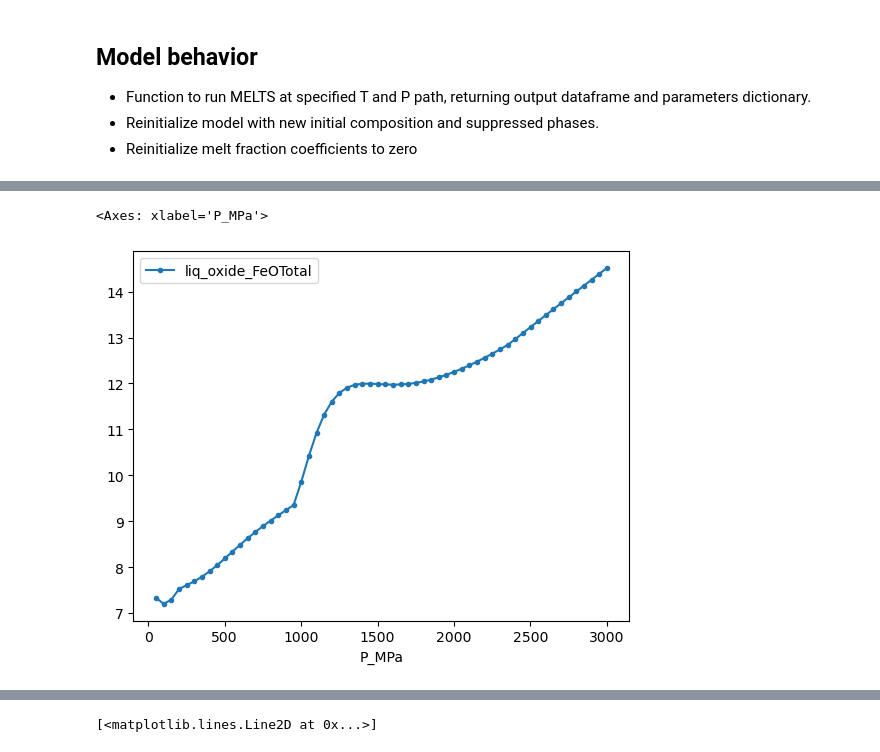
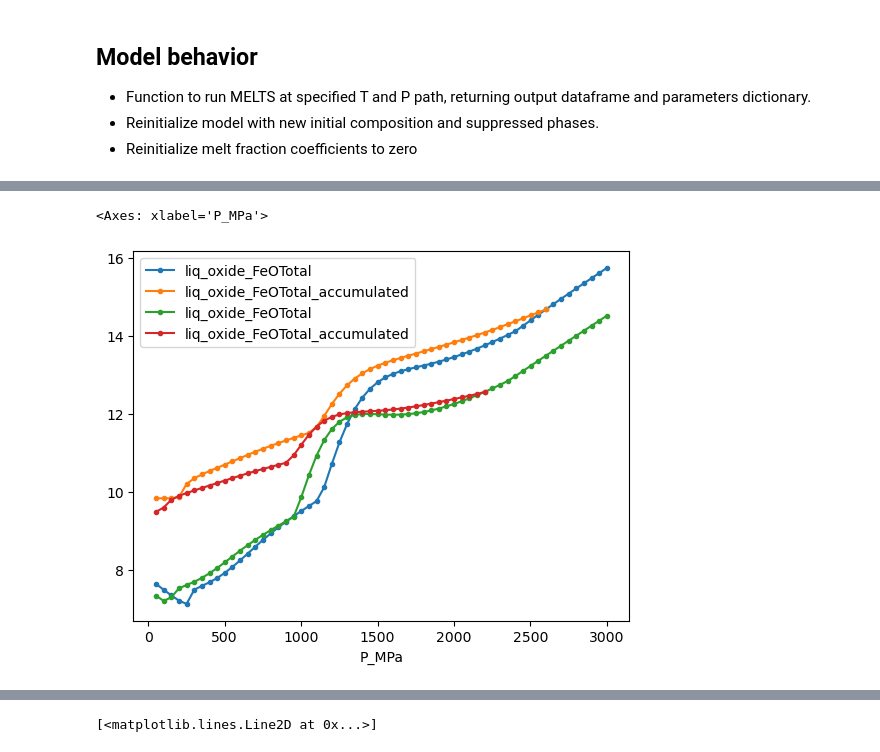
Before and after one commit to whtowbin/melts_enki, a Jupyter notebook: DMM_Melting_Fractionation-Dynamic_.ipynb, the cells around one changed output, grey strips where cells are left out. Saved outputs shown, nothing was run; the diff lists cells and outputs as text; code cells hidden in the pictures.

Commit message:
Implemented melt accumulation along PT path for dynamic melting.

```diff
--- a/DMM_Melting_Fractionation-Dynamic_.ipynb
+++ b/DMM_Melting_Fractionation-Dynamic_.ipynb
@@ -338,11 +338,22 @@ def adiabat_calc(potential_temp = 1373, slope_C_per_GPa = 18/1000, p0 = 3000, p_
     # adiabat_t = np.array((1377,1404.5,1415,1425.5,1431))
     # adiabat_p = np.array((0,1.500015,2.100021,2.700027,3.00003))
 
-def accumulate_melt_along_path(df):
-    """Calculates the accumulated melt composition over a PT path """
+
+def accumulate_melt_along_path(df, weight_deeper = False, depth_weighting_multiplier_perMPa = 1):
+    """
+    Calculates the accumulated melt composition over a PT path
+    Parameters:
+        df: the Data Frame of melts model resutls output by the function run_dynamic_fractional_melting()
+        depth_weighting_multiplier_perMPa: used to preferentially weight melts accumualted deeper in the melting column to accuount for wedge shaped geometry of the spreading center
+    """
+    depth_weighting_multipliers = 1
+    if weight_deeper:
+        depth_weighting_multipliers = df["P_MPa"] * depth_weighting_multiplier_perMPa/1000
+
     df_liq_comp = df.filter(like="liq_oxide") # Filters for only liquid compositional data
-    melt_removed = df['total_mass_g'].diff() # Calulates the melt removed at each timestep
-    cumm_removed = (df['total_mass_g'] - df['total_mass_g'][0]).round(6) # Cummulative Melt Removed from system
+    melt_removed = df['total_mass_g'].diff() * depth_weighting_multipliers # Calulates the melt removed at each timestep
+    cumm_removed = melt_removed.cumsum().round(6)
+    #cumm_removed = (df['total_mass_g'] - df['total_mass_g'][0]).round(6) * depth_weighting_multipliers # Cummulative Melt Removed from system
     melt_extract_grams = (melt_removed * df_liq_comp.T).T # Composition of melt removed in grams
     accumulated_melt_grams = melt_extract_grams.cumsum() # Cummulative sum of melts composition removed in grams
     accumulated_melt_wt_percent = (accumulated_melt_grams.T/cumm_removed).T.replace([np.inf, -np.inf], np.nan) # Converts composition from mass to weight percent
@@ -350,6 +363,6 @@ def accumulate_melt_along_path(df):
 # %%
 set_melt_composition(melt_composition, Fe3FeT_ratio=0.1, H2O_wt=0.011)
-adiabat_dict = adiabat_calc(potential_temp = 1373, slope_C_per_GPa = 18/1000, p0 = 3000, p_f = 1, n_steps = 60)
+adiabat_dict = adiabat_calc(potential_temp = 1373+25, slope_C_per_GPa = 18/1000, p0 = 3000, p_f = 1, n_steps = 60)
 
 fractionation_threshold = 0.01 # 1% is 0.01
 
@@ -368,5 +381,7 @@ df, params = run_dynamic_fractional_melting(t0 = adiabat_dict["t0"],
                                     excel_filename="dynamic_fractionation_summary.xlsx",
                                     sheet_name="Summary")
 
-accumulated_melts = accumulate_melt_along_path(df)
+accumulated_melts = accumulate_melt_along_path(df, depth_weighting_multiplier_perMPa = 1, weight_deeper =False)
+
+df = pd.concat([df, accumulated_melts.add_suffix("_accumulated")], axis = 1)
 # %% [output]
@@ -390,6 +425,9 @@ T:1373.0, P:50.983333333345854
 # %%
 # df['liq_oxide_FeOTotal'] = df["liq_oxide_FeO"] + df['liq_oxide_Fe2O3']/1.11
-df.plot("P_MPa", "liq_oxide_FeOTotal", marker = '.')
+# df2 = df
+fig, ax = plt.subplots()
+df.plot("P_MPa", "liq_oxide_FeOTotal", marker = '.', ax = ax)
+df.plot("P_MPa", "liq_oxide_FeOTotal_accumulated", marker = '.', ax = ax)
 # %% [output]
 <Axes: xlabel='P_MPa'>
-[figure, old version]
+[figure, new version]
```
Also changed, not shown: parts of 13 cells of this notebook.
